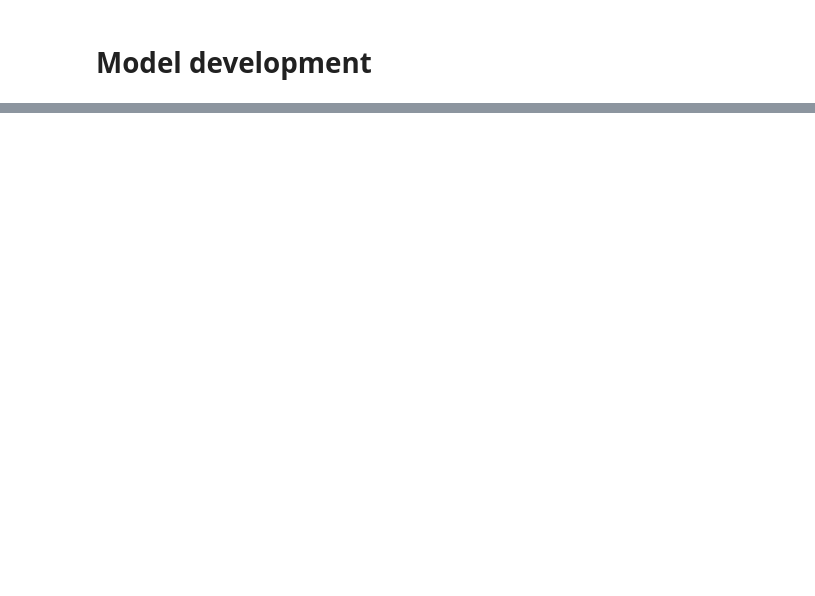
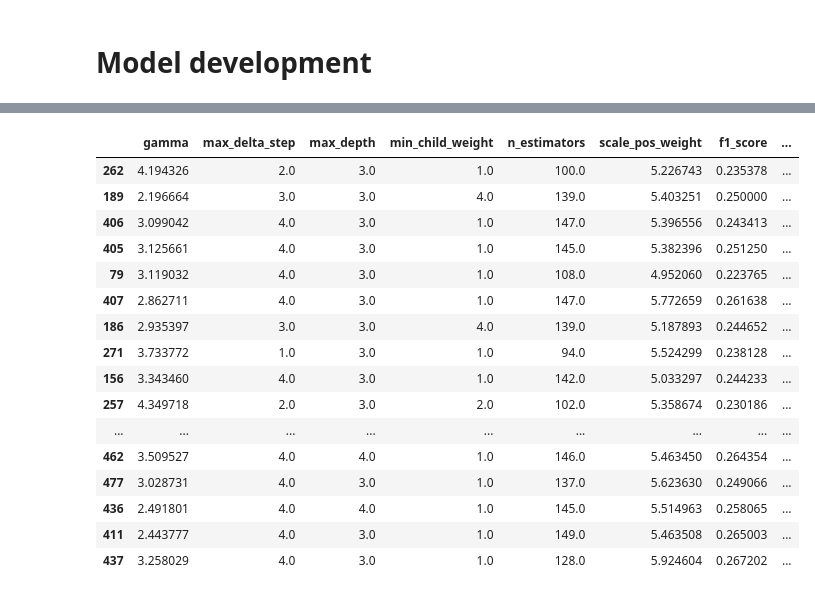
Before and after one commit to DomStan/stonk-rank, a Jupyter notebook: stonks_notebook.ipynb, the cells around one changed output, grey strips where cells are left out. Cells and saved outputs as stored; diff of their text form; code cells hidden in the pictures; blank space fills up the shorter version.

```diff
--- a/stonks_notebook.ipynb
+++ b/stonks_notebook.ipynb
@@ -521,6 +612,24 @@ df_trials.sort_values("ap", ascending=False).head(50)
 # %%
-df_trials = pd.read_csv("data/data-window-size-2#7.csv")
+df_trials = pd.read_csv("data/experiments/new_dataset_test_no-arima#1.csv")
 df_trials.sort_values("ap", ascending=False).head(50)
+# %% [output]
+|  | gamma | max_delta_step | max_depth | min_child_weight | n_estimators | scale_pos_weight | f1_score | ... |
+| 262 | 4.194326 | 2.0 | 3.0 | 1.0 | 100.0 | 5.226743 | 0.235378 | ... |
+| 189 | 2.196664 | 3.0 | 3.0 | 4.0 | 139.0 | 5.403251 | 0.250000 | ... |
+| 406 | 3.099042 | 4.0 | 3.0 | 1.0 | 147.0 | 5.396556 | 0.243413 | ... |
+| 405 | 3.125661 | 4.0 | 3.0 | 1.0 | 145.0 | 5.382396 | 0.251250 | ... |
+| 79 | 3.119032 | 4.0 | 3.0 | 1.0 | 108.0 | 4.952060 | 0.223765 | ... |
+| 407 | 2.862711 | 4.0 | 3.0 | 1.0 | 147.0 | 5.772659 | 0.261638 | ... |
+| 186 | 2.935397 | 3.0 | 3.0 | 4.0 | 139.0 | 5.187893 | 0.244652 | ... |
+| 271 | 3.733772 | 1.0 | 3.0 | 1.0 | 94.0 | 5.524299 | 0.238128 | ... |
+| 156 | 3.343460 | 4.0 | 3.0 | 1.0 | 142.0 | 5.033297 | 0.244233 | ... |
+| 257 | 4.349718 | 2.0 | 3.0 | 2.0 | 102.0 | 5.358674 | 0.230186 | ... |
+| ... | ... | ... | ... | ... | ... | ... | ... | ... |
+| 462 | 3.509527 | 4.0 | 4.0 | 1.0 | 146.0 | 5.463450 | 0.264354 | ... |
+| 477 | 3.028731 | 4.0 | 3.0 | 1.0 | 137.0 | 5.623630 | 0.249066 | ... |
+| 436 | 2.491801 | 4.0 | 4.0 | 1.0 | 145.0 | 5.514963 | 0.258065 | ... |
+| 411 | 2.443777 | 4.0 | 3.0 | 1.0 | 149.0 | 5.463508 | 0.265003 | ... |
+| 437 | 3.258029 | 4.0 | 3.0 | 1.0 | 128.0 | 5.924604 | 0.267202 | ... |
 # %%
 df_trials = pd.read_csv("data/data-window-size-2#6.csv")
 df_trials.sort_values("ap", ascending=False).head(50)
```
Also changed, not shown: parts of 14 cells of this notebook, 4 other files.
